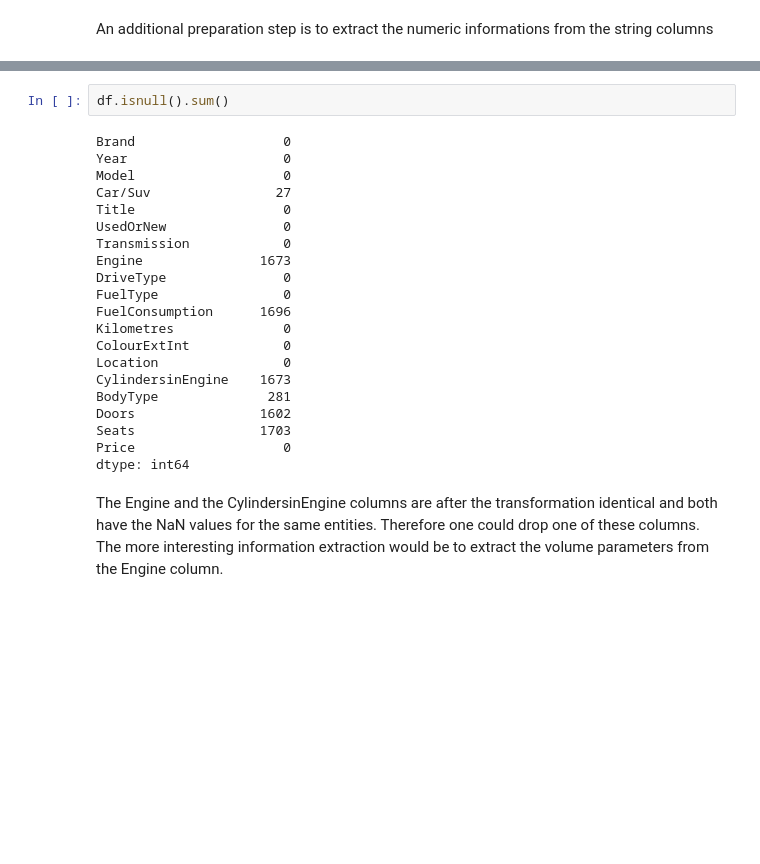
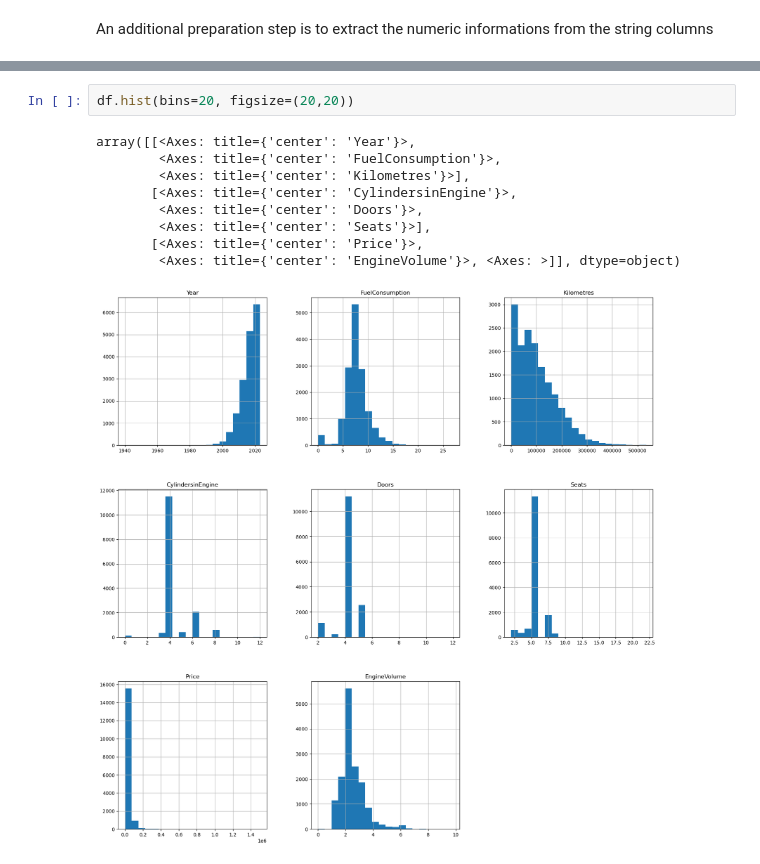
Before and after one commit to izsom/BusinessIntelligence, a Jupyter notebook: Sub3/data_check.ipynb, the cells around one changed output, grey strips where cells are left out. Drawn from its saved outputs; the diff is of its cells as text; blank space fills up the shorter version.

```diff
--- a/Sub3/data_check.ipynb
+++ b/Sub3/data_check.ipynb
@@ -165,25 +272,12 @@ df[df.Engine != df.CylindersinEngine]
-# %%
-df.isnull().sum()
-# %% [output]
-Brand                   0
-Year                    0
-Model                   0
-Car/Suv                27
-Title                   0
-UsedOrNew               0
-Transmission            0
-Engine               1673
-DriveType               0
-FuelType                0
-FuelConsumption      1696
-Kilometres              0
-ColourExtInt            0
-Location                0
-CylindersinEngine    1673
-BodyType              281
-Doors                1602
-Seats                1703
-Price                   0
-dtype: int64
-# %% [markdown]
-The Engine and the CylindersinEngine columns are after the transformation identical and both have the NaN values for the same entities. Therefore one could drop one of these columns. The more interesting information extraction would be to extract the volume parameters from the Engine column.
+# %%
+df.hist(bins=20, figsize=(20,20))
+# %% [output]
+array([[<Axes: title={'center': 'Year'}>,
+        <Axes: title={'center': 'FuelConsumption'}>,
+        <Axes: title={'center': 'Kilometres'}>],
+       [<Axes: title={'center': 'CylindersinEngine'}>,
+        <Axes: title={'center': 'Doors'}>,
+        <Axes: title={'center': 'Seats'}>],
+       [<Axes: title={'center': 'Price'}>,
+        <Axes: title={'center': 'EngineVolume'}>, <Axes: >]], dtype=object)
+[figure, added]
```
Also changed, not shown: parts of 29 cells of this notebook, 3 other files.
